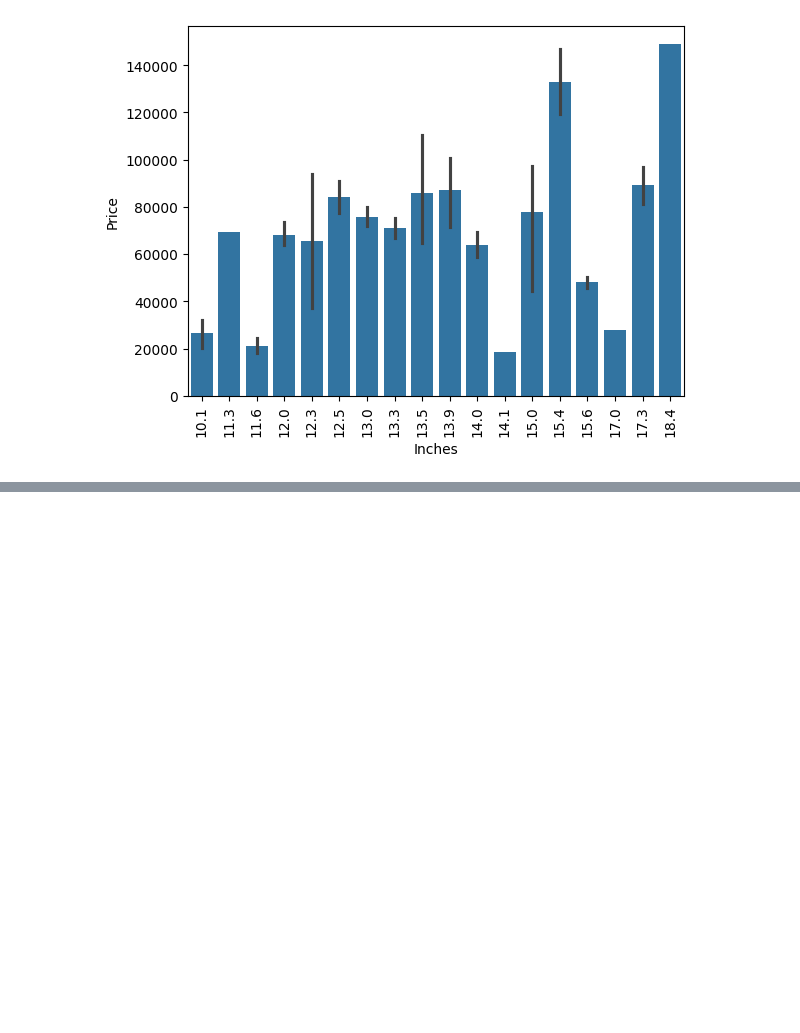
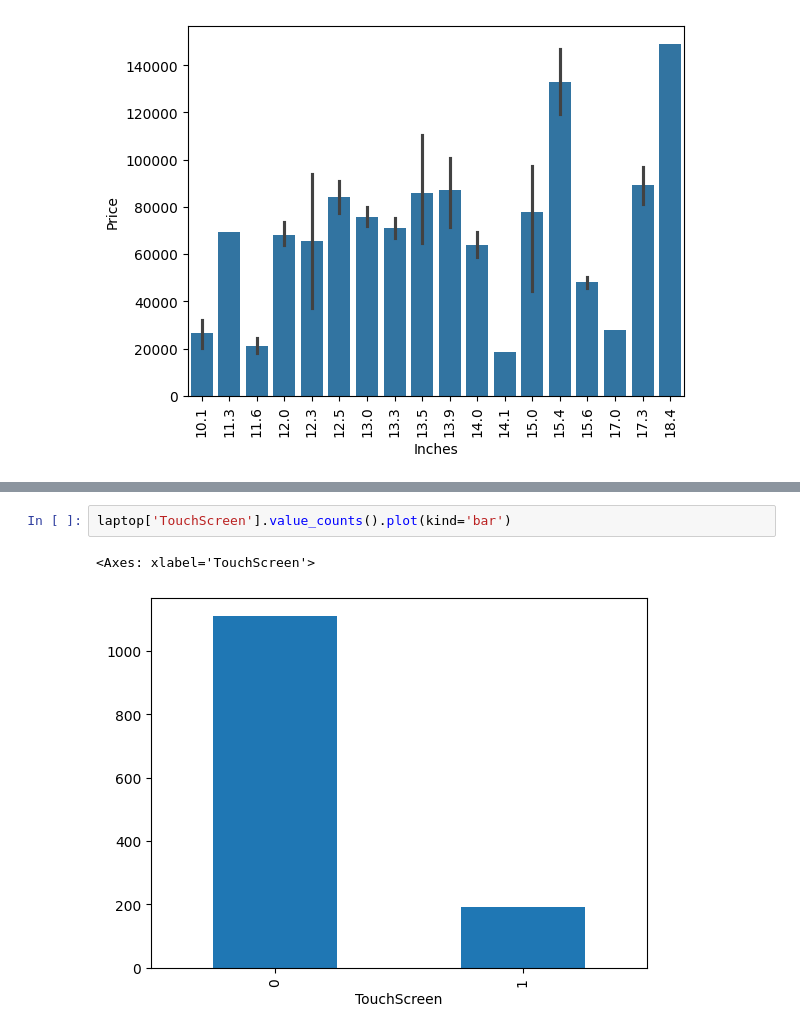
Before and after one commit to ChitwanRana/Predictive-Price-Estimator, a Jupyter notebook: Laptop_Price_Prediction.ipynb, the cells around one changed output, grey strips where cells are left out. Saved outputs shown, nothing was run; the diff lists cells and outputs as text; blank space fills up the shorter version.

```diff
--- a/Laptop_Price_Prediction.ipynb
+++ b/Laptop_Price_Prediction.ipynb
@@ -120,0 +158,5 @@ plt.show()
+# %%
+laptop['TouchScreen'].value_counts().plot(kind='bar')
+# %% [output]
+<Axes: xlabel='TouchScreen'>
+[figure, added]
```
Also changed, not shown: parts of 20 cells of this notebook.
